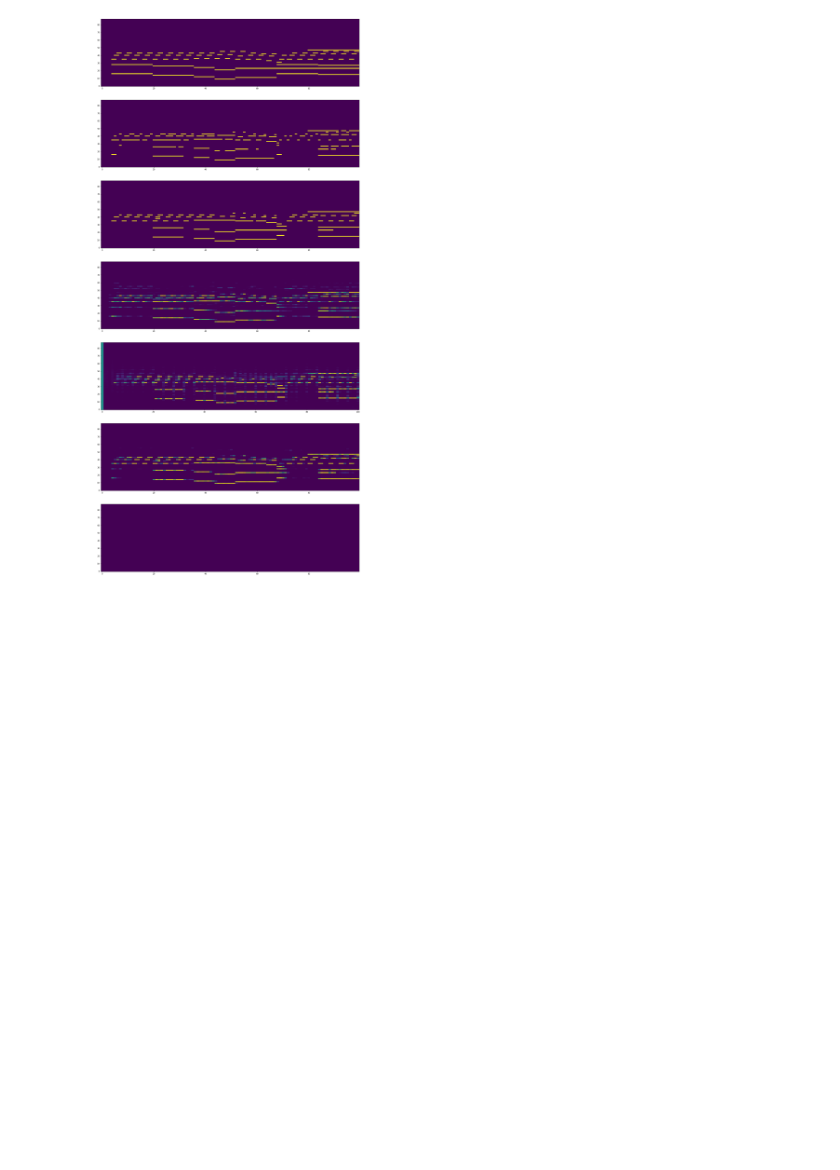
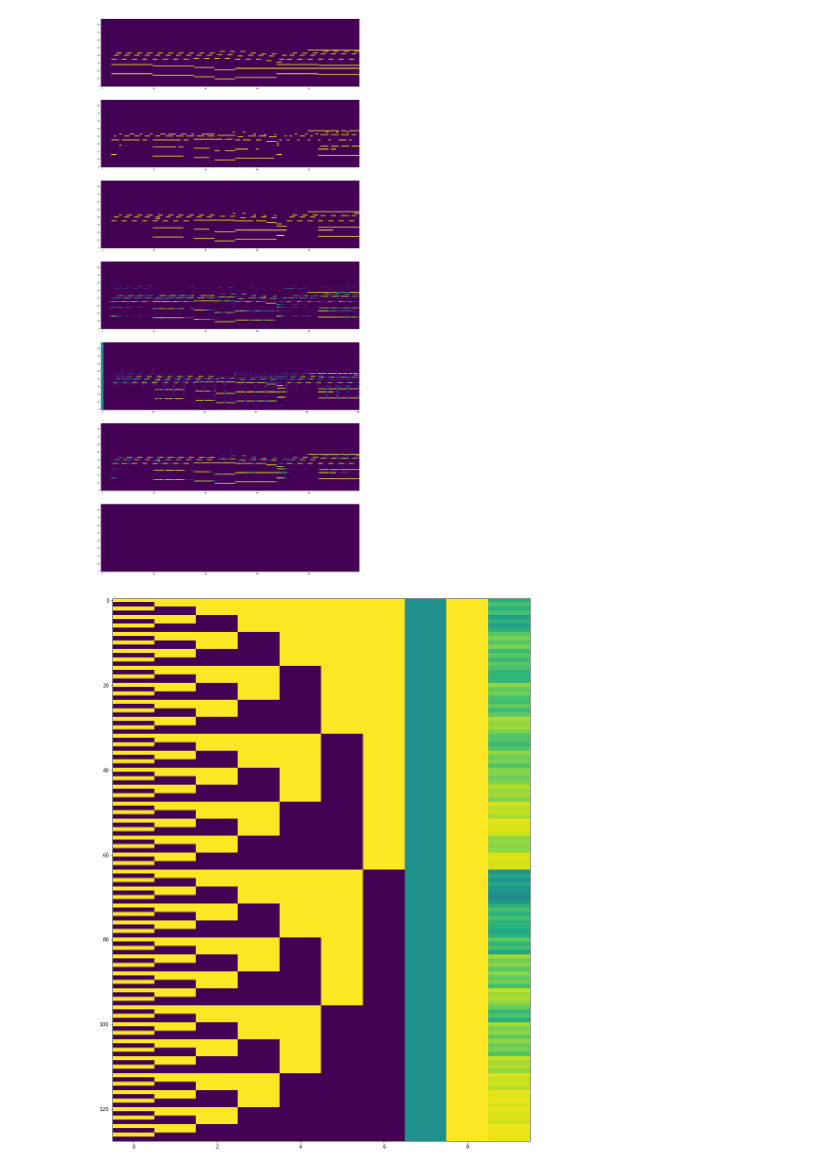
Before and after one commit to adrienycart/MLM_decoding, a Jupyter notebook: Scratch.ipynb, the cells around one changed output. Cells and saved outputs as stored; diff of their text form; code cells hidden in the pictures; blank space fills up the shorter version.

Commit message:
Added code for investigating weight model

```diff
--- a/Scratch.ipynb
+++ b/Scratch.ipynb
@@ -108,3 +108,33 @@ ax[6].imshow(weights, aspect='auto', origin='lower')
 plt.show()
 # %% [output]
 [figure]
+# %%
+# For investigating weight model
+
+import matplotlib.pyplot as plt
+import itertools
+import pickle
+import sklearn
+
+with open("weight_model.b10_md0.48_h7_l2_prior.quant.best.pkl", "rb") as file:
+    model = pickle.load(file)["model"]
+
+ac = 0.5
+la = 1.0
+
+lst = np.array([list(i) for i in itertools.product([0, 1], repeat=7)])[::-1,::-1]
+
+data = np.zeros((len(lst), 10))
+data[:, :7] = lst
+data[:, 7] = ac
+data[:, 8] = la
+
+data[:, 9] = model.predict_proba(data[:, :9])[:, 1]
+
+#data = data[np.where(data[:, 6] == 1)[0]]
+
+fig, ax = plt.subplots(figsize=(15, 20))
+ax.imshow(data, aspect='auto')
+plt.show()
+# %% [output]
+[figure, added]
```
